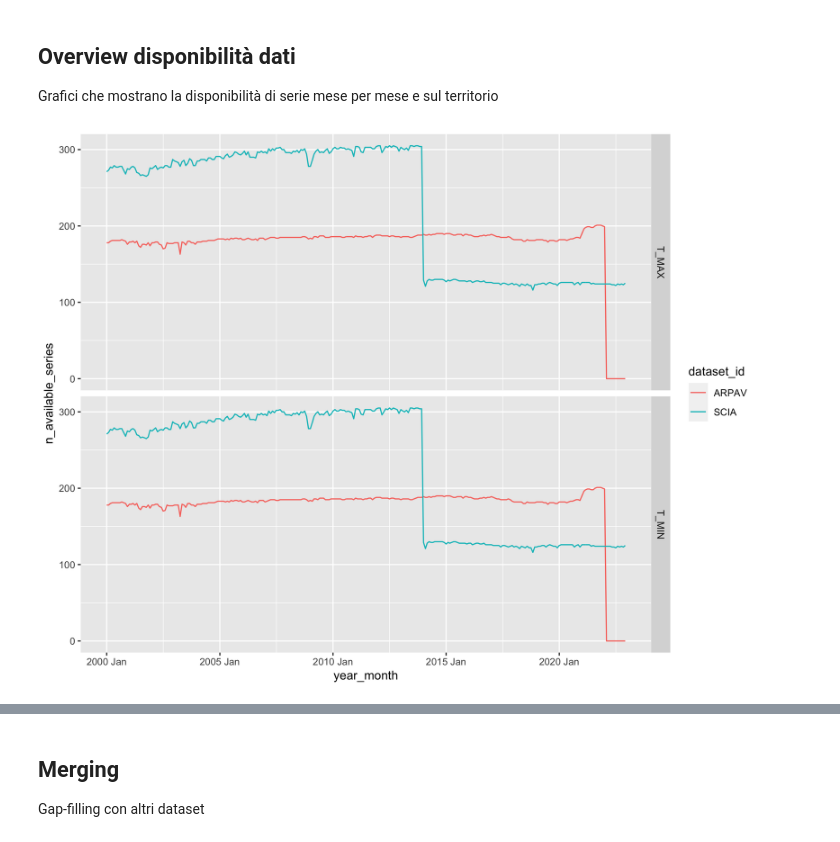
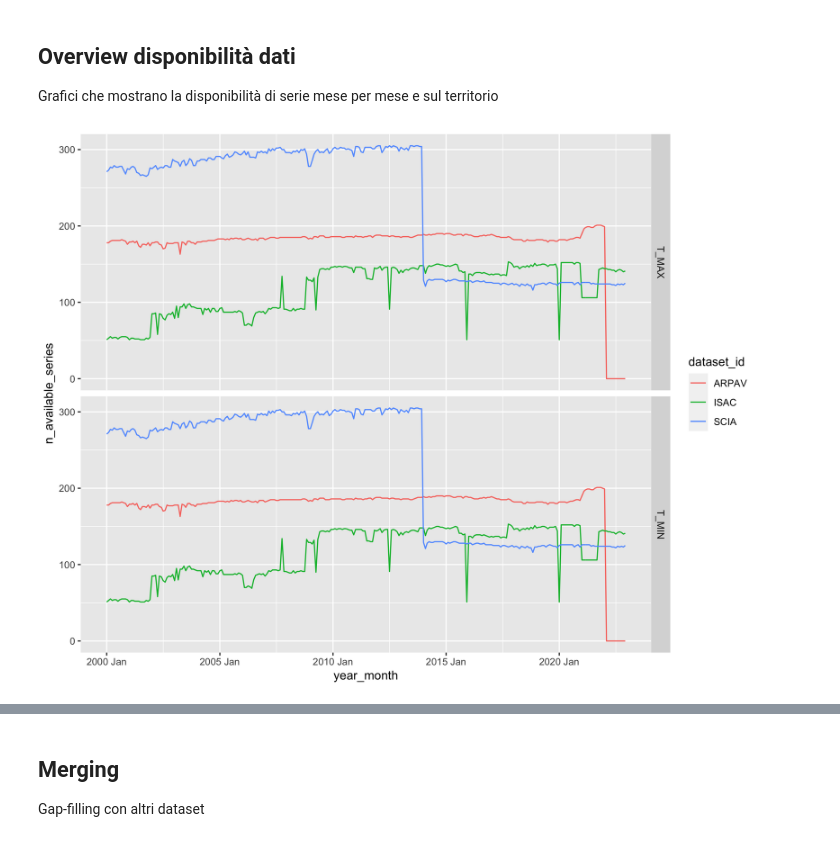
Before and after one commit to dnstudent/TesiMag, a Jupyter notebook: notebooks/integrazioni_regionali/veneto/veneto.ipynb, the cells around one changed output, grey strips where cells are left out. Saved outputs shown, nothing was run; the diff lists cells and outputs as text; code cells hidden in the pictures.

```diff
--- a/notebooks/integrazioni_regionali/veneto/veneto.ipynb
+++ b/notebooks/integrazioni_regionali/veneto/veneto.ipynb
@@ -84,14 +82,18 @@ A matrix: 2 x 7 of type dbl
 Grafici che mostrano la disponibilità di serie mese per mese e sul territorio
 # %%
 qc_database <- open_checkpoint(dataset_id, "qc1")
+others <- concat_databases(
+    open_checkpoint("SCIA", "qc1") |> filter_checkpoint_inside(state_boundaries),
+    open_checkpoint("ISAC", "qc1") |> filter_checkpoint_inside(state_boundaries)
+)
 c(p, ymonthly_avail) %<-% ymonthly_availabilities(qc_database,
-    against = "SCIA",
+    against = others,
     region = state_boundaries,
     chkp_id = "qc1",
     start_date = first_date,
     end_date = last_date
 )
 p
 # %% [output]
-[figure, old version]
+[figure, new version]
 # %%
```
Also changed, not shown: parts of 16 cells of this notebook, 3 other files.
